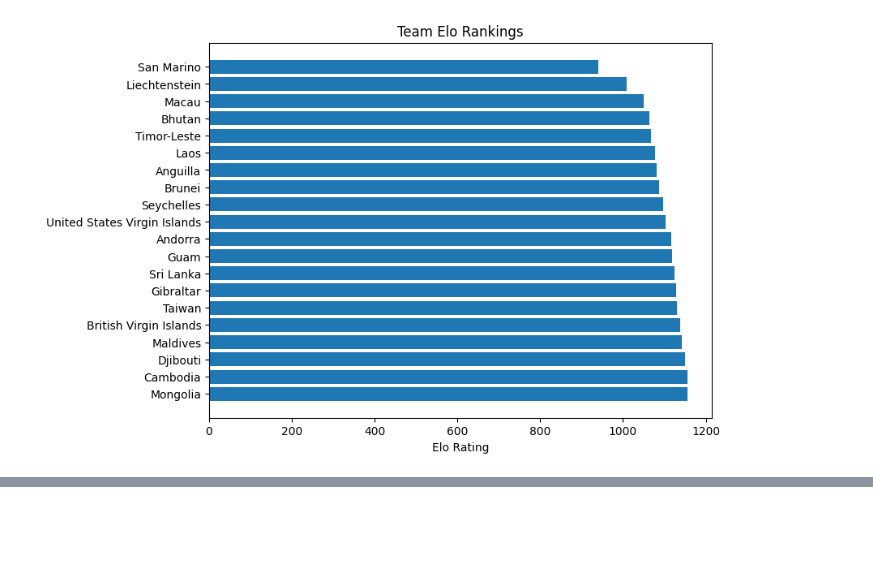
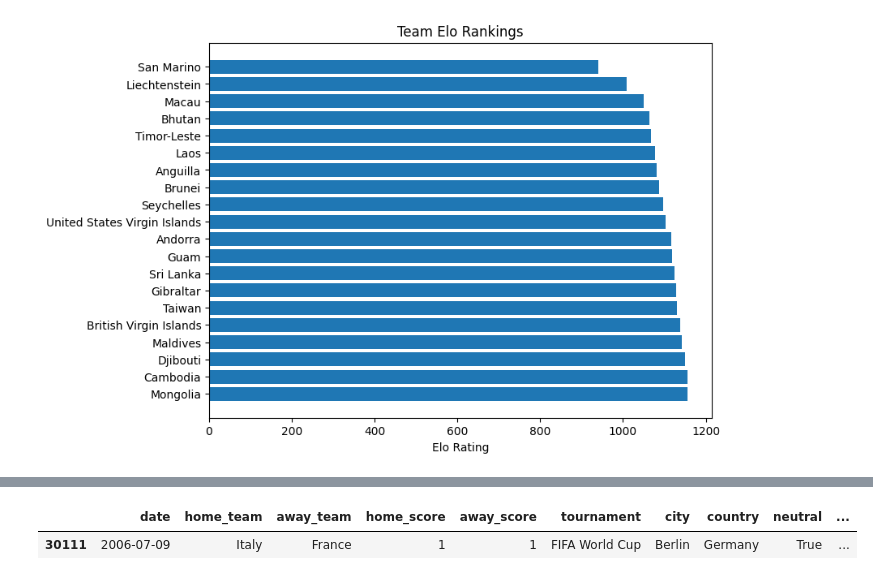
Before and after one commit to berkasin01/sandbox, a Jupyter notebook: football_scores/football.ipynb, the cells around one changed output, grey strips where cells are left out. Drawn from its saved outputs; the diff is of its cells as text; code cells hidden in the pictures; blank space fills up the shorter version.

```diff
--- a/football_scores/football.ipynb
+++ b/football_scores/football.ipynb
@@ -446,0 +457,5 @@ all_ts = list(results_df["tournament"].unique())
+# %%
+results_df[(results_df['home_team']=='Italy') & (results_df['away_team']=='France') & (results_df['date']=='2006-07-09')]
+# %% [output]
+|  | date | home_team | away_team | home_score | away_score | tournament | city | country | neutral | ... |
+| 30111 | 2006-07-09 | Italy | France | 1 | 1 | FIFA World Cup | Berlin | Germany | True | ... |
```
Also changed, not shown: parts of 13 cells of this notebook.
